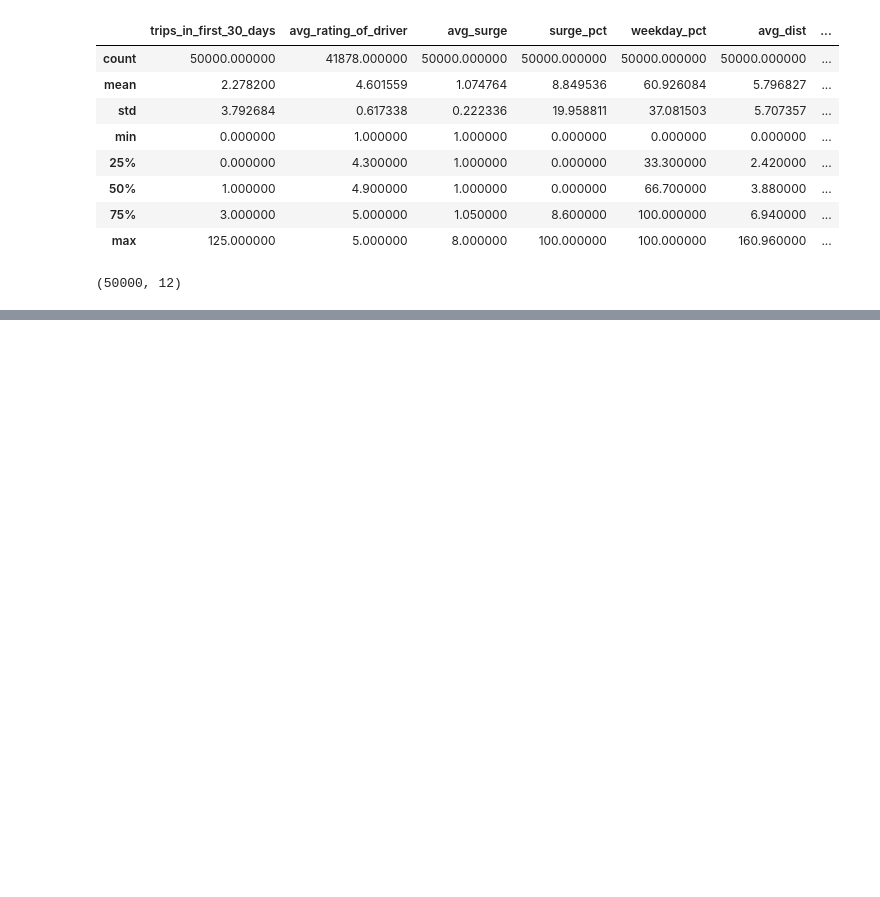
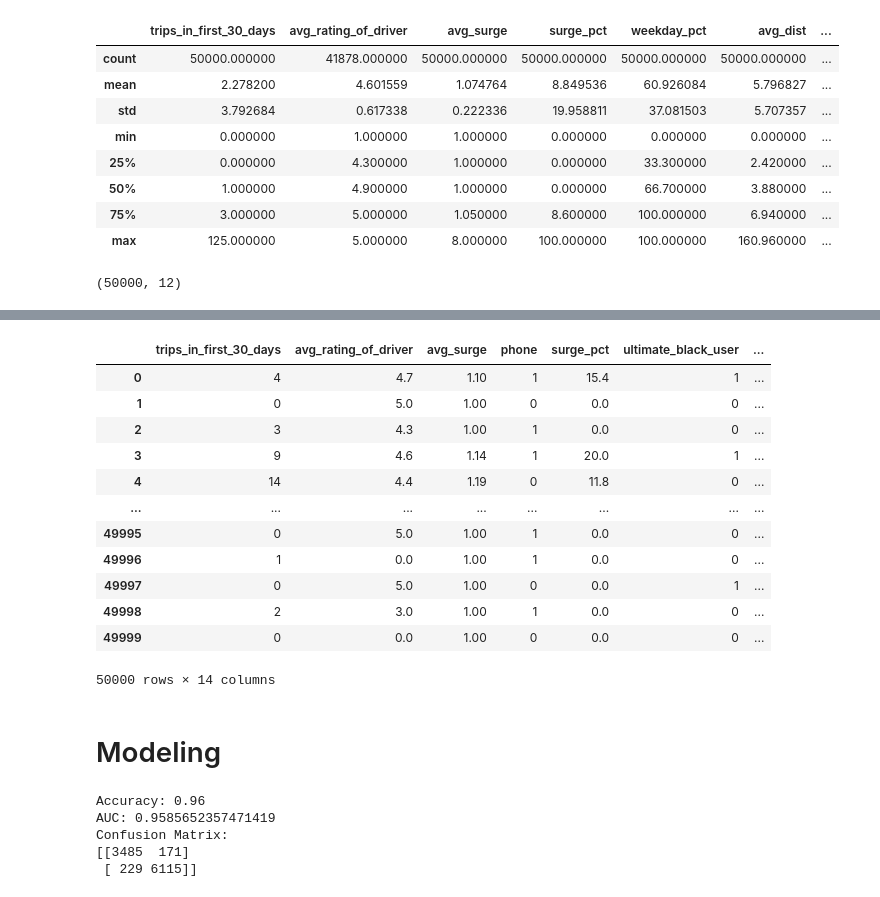
Before and after one commit to HayalDargin/Springboard_Work, a Jupyter notebook: Unit_26/Unit26_2_Ultimate Technologies Inc./ultimate_challenge/ultimate_challenge.ipynb, the cells around one changed output, grey strips where cells are left out. Cells and saved outputs as stored; diff of their text form; code cells hidden in the pictures; blank space fills up the shorter version.

```diff
--- a/Unit_26/Unit26_2_Ultimate Technologies Inc./ultimate_challenge/ultimate_challenge.ipynb
+++ b/Unit_26/Unit26_2_Ultimate Technologies Inc./ultimate_challenge/ultimate_challenge.ipynb
@@ -264,0 +393,3 @@ ultimate.shape
+# %%
+days_active = pd.to_datetime(df.last_trip_date).subtract(pd.to_datetime(df.signup_date)) / np.timedelta64(1, 'D')
+days_active.name = 'days_active'
@@ -264,0 +437,19 @@ ultimate.shape
+# %%
+dataset = pd.concat([df, city_one_hot, days_active, target], axis=1)
+dataset
+# %% [output]
+|  | trips_in_first_30_days | avg_rating_of_driver | avg_surge | phone | surge_pct | ultimate_black_user | ... |
+| 0 | 4 | 4.7 | 1.10 | 1 | 15.4 | 1 | ... |
+| 1 | 0 | 5.0 | 1.00 | 0 | 0.0 | 0 | ... |
+| 2 | 3 | 4.3 | 1.00 | 1 | 0.0 | 0 | ... |
+| 3 | 9 | 4.6 | 1.14 | 1 | 20.0 | 1 | ... |
+| 4 | 14 | 4.4 | 1.19 | 0 | 11.8 | 0 | ... |
+| ... | ... | ... | ... | ... | ... | ... | ... |
+| 49995 | 0 | 5.0 | 1.00 | 1 | 0.0 | 0 | ... |
+| 49996 | 1 | 0.0 | 1.00 | 1 | 0.0 | 0 | ... |
+| 49997 | 0 | 5.0 | 1.00 | 0 | 0.0 | 1 | ... |
+| 49998 | 2 | 3.0 | 1.00 | 1 | 0.0 | 0 | ... |
+| 49999 | 0 | 0.0 | 1.00 | 0 | 0.0 | 0 | ... |
+50000 rows × 14 columns
+# %% [markdown]
+# Modeling
@@ -264,0 +474,13 @@ ultimate.shape
+# %%
+# Evaluation
+cm = confusion_matrix(y_test, y_pred)
+print('Accuracy:', model.score(x_test, y_test))
+print('AUC:', roc_auc_score(y_test, y_pred))
+print('Confusion Matrix:')
+print(cm)
+# %% [output]
+Accuracy: 0.96
+AUC: 0.9585652357471419
+Confusion Matrix:
+[[3485  171]
+ [ 229 6115]]
```
Also changed, not shown: parts of 25 cells of this notebook.
